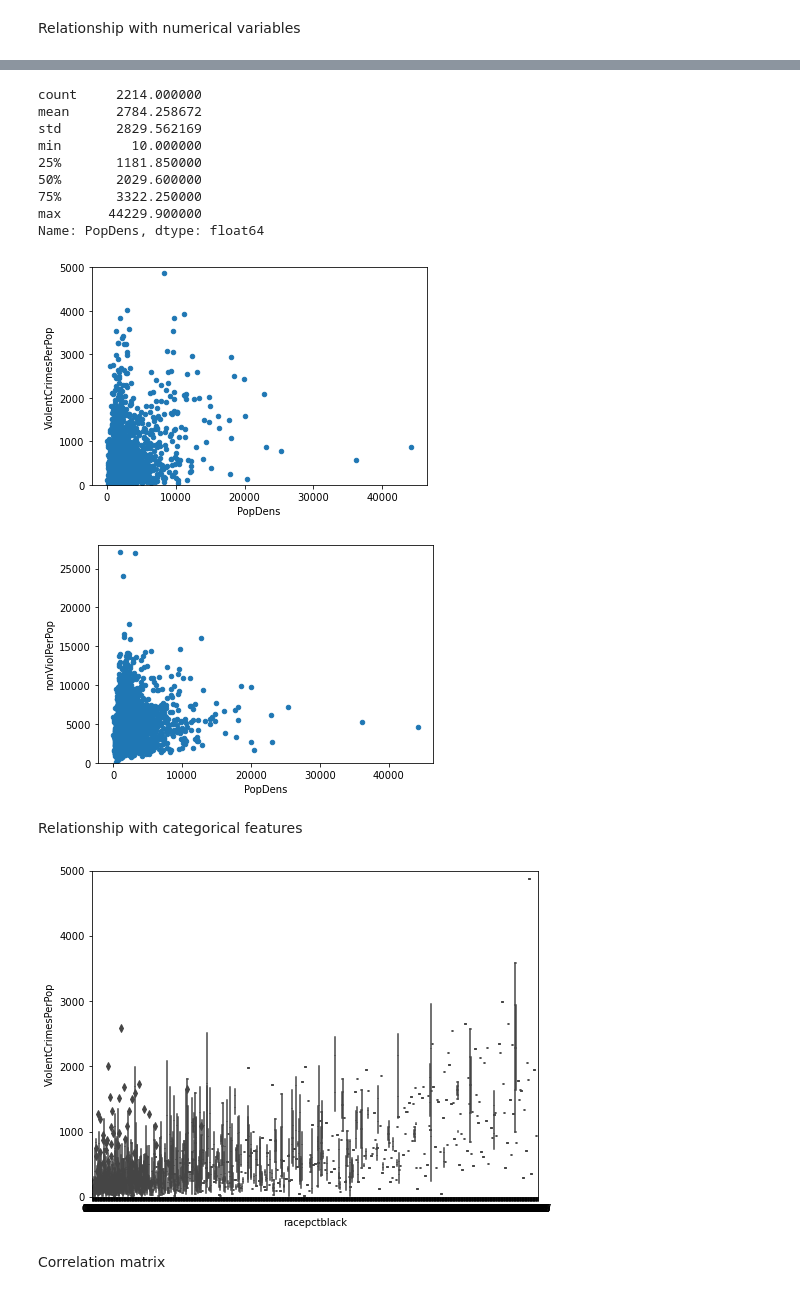
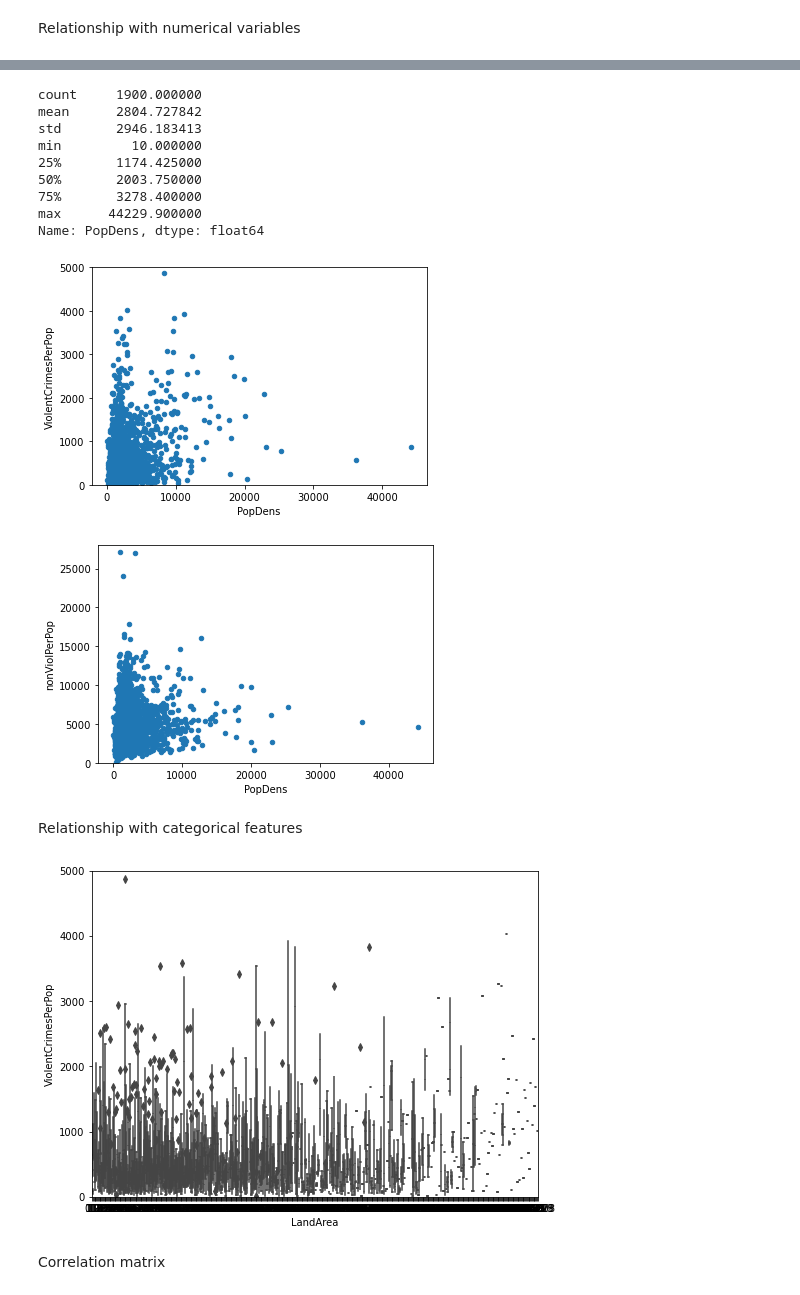
Before and after one commit to blueriver212/Crime_Prediction_ML, a Jupyter notebook: ESDA.ipynb, the cells around one changed output, grey strips where cells are left out. Cells and saved outputs as stored; diff of their text form; code cells hidden in the pictures.

```diff
--- a/ESDA.ipynb
+++ b/ESDA.ipynb
@@ -91,6 +94,27 @@ min         0.000000
 75%       794.410000
 max      4877.060000
 Name: ViolentCrimesPerPop, dtype: float64
+# %%
+# Remove NA value
+crimedata = crimedata[crimedata['ViolentCrimesPerPop'].notna()]
+# %%
+# Remove NA value
+crimedata = crimedata[crimedata['nonViolPerPop'].notna()]
+# %%
+columns_to_drop = ['communityCode', 'countyCode', 'LemasSwornFT', 'LemasSwFTPerPop', 'LemasSwFTFieldOps', 'LemasSwFTFieldPerPop',
+                   'LemasTotalReq', 'LemasTotReqPerPop', 'PolicReqPerOffic', 'RacialMatchCommPol', 'PctPolicWhite',
+                  'PctPolicBlack', 'PctPolicHisp', 'PctPolicAsian', 'OfficAssgnDrugUnits', 'NumKindsDrugsSeiz', 'PolicAveOTWorked',
+                  'PolicCars', 'PolicOperBudg', 'LemasPctPolicOnPatr', 'LemasGangUnitDeploy',  'arsons', 'arsonsPerPop',
+                   'PctPolicMinor']
+crimedata = crimedata.drop(columns_to_drop, axis=1)
+
+crimedata = crimedata[crimedata['autoTheftPerPop'].notna()]
+crimedata = crimedata[crimedata['autoTheft'].notna()]
+crimedata = crimedata[crimedata['larcPerPop'].notna()]
+crimedata = crimedata[crimedata['larcenies'].notna()]
+crimedata = crimedata[crimedata['burglPerPop'].notna()]
+crimedata = crimedata[crimedata['burglaries'].notna()]
+crimedata = crimedata[crimedata['OtherPerCap'].notna()]
 # %%
 sns.distplot(crimedata['ViolentCrimesPerPop']);
 # %% [output]
@@ -146,13 +170,13 @@ data.plot.scatter(x=var, y='nonViolPerPop', ylim=(0,28000));
 # %%
 crimedata['PopDens'].describe()
 # %% [output]
-count     2214.000000
-mean      2784.258672
-std       2829.562169
+count     1900.000000
+mean      2804.727842
+std       2946.183413
 min         10.000000
-25%       1181.850000
-50%       2029.600000
-75%       3322.250000
+25%       1174.425000
+50%       2003.750000
+75%       3278.400000
 max      44229.900000
 Name: PopDens, dtype: float64
 # %%
@@ -161,25 +185,25 @@ var = 'PopDens'
 data = pd.concat([crimedata['ViolentCrimesPerPop'], crimedata[var]], axis=1)
 data.plot.scatter(x=var, y='ViolentCrimesPerPop', ylim=(0,5000));
 # %% [output]
-[figure, old version]
+[figure, new version]
 # %%
 #scatter plot PopDens/nonViolPerPop
 var = 'PopDens'
 data = pd.concat([crimedata['nonViolPerPop'], crimedata[var]], axis=1)
 data.plot.scatter(x=var, y='nonViolPerPop', ylim=(0,28000));
 # %% [output]
-[figure, old version]
+[figure, new version]
 # %% [markdown]
 Relationship with categorical features
 # %%
-#box plot racepctblack/ViolentCrimesPerPop
-var = 'racepctblack'
+#box plot LandArea/ViolentCrimesPerPop
+var = 'LandArea'
 data = pd.concat([crimedata['ViolentCrimesPerPop'], crimedata[var]], axis=1)
 f, ax = plt.subplots(figsize=(8, 6))
 fig = sns.boxplot(x=var, y="ViolentCrimesPerPop", data=data)
 fig.axis(ymin=0, ymax=5000);
 # %% [output]
-[figure, old version]
+[figure, new version]
 # %% [markdown]
 Correlation matrix
 # %%
```
Also changed, not shown: parts of 24 cells of this notebook.
